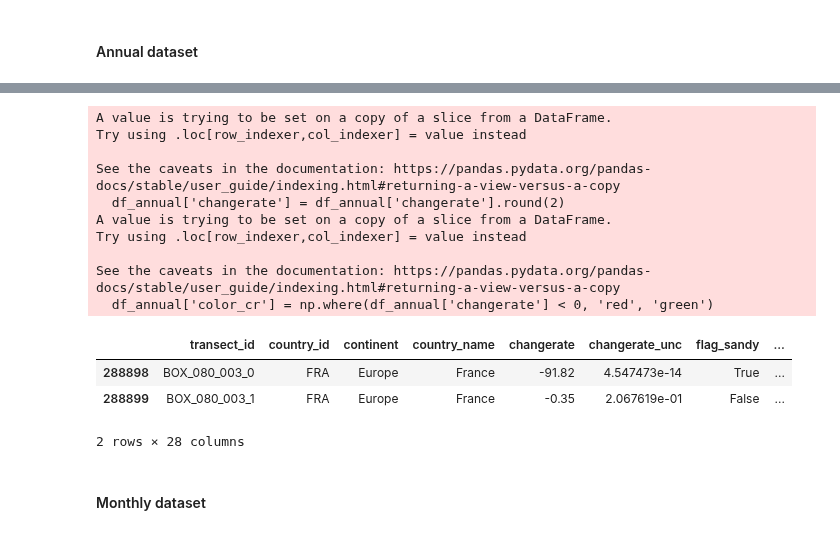
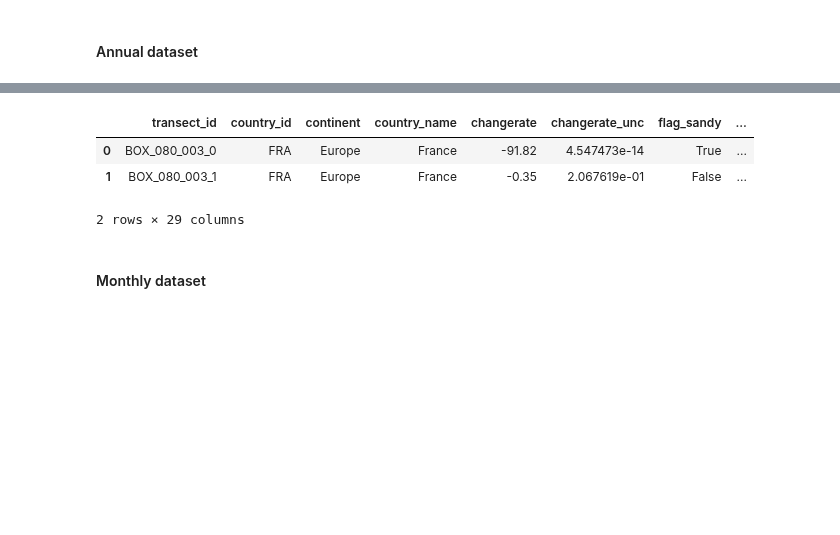
Before and after one commit to openearth/global-coastal-atlas, a Jupyter notebook: notebooks/01. SM_timeseries.ipynb, the cells around one changed output, grey strips where cells are left out. Saved outputs shown, nothing was run; the diff lists cells and outputs as text; code cells hidden in the pictures; blank space fills up the shorter version.

```diff
--- a/notebooks/01. SM_timeseries.ipynb
+++ b/notebooks/01. SM_timeseries.ipynb
@@ -31,25 +36,23 @@ df_annual.head(2)
 # %%
 df_annual['changerate'] = df_annual['changerate'].round(2)
 df_annual['color_cr'] = np.where(df_annual['changerate'] < 0, 'red', 'green')
 df_annual = df_annual.rename(columns= {'dt': 'dt_annual', 'dist': 'dist_annual'})
 df_annual = df_annual.loc[:, ~df_annual.columns.str.contains('^Unnamed')]
 
+def combine_outliers(outl1, outl2):
+    outl1, outl2 = json.loads(outl1), json.loads(outl2)
+    outl2 = [int(float(m) + sum(1 for i, n in enumerate(outl1) if int(m) >= (n - i))) for m in outl2]
+    outl = outl1 + outl2
+    return outl
+
+df_annual['outliers_annual'] = df_annual.apply(lambda x: combine_outliers(outl1 = x.outliers_1, outl2= x.outliers_2), axis = 1)
+
 df_annual.head(2)
 # %% [output]
+|  | transect_id | country_id | continent | country_name | changerate | changerate_unc | flag_sandy | ... |
+| 0 | BOX_080_003_0 | FRA | Europe | France | -91.82 | 4.547473e-14 | True | ... |
+| 1 | BOX_080_003_1 | FRA | Europe | France | -0.35 | 2.067619e-01 | False | ... |
-A value is trying to be set on a copy of a slice from a DataFrame.
-Try using .loc[row_indexer,col_indexer] = value instead
-
-See the caveats in the documentation: https://pandas.pydata.org/pandas-docs/stable/user_guide/indexing.html#returning-a-view-versus-a-copy
-  df_annual['changerate'] = df_annual['changerate'].round(2)
-A value is trying to be set on a copy of a slice from a DataFrame.
-Try using .loc[row_indexer,col_indexer] = value instead
-
-See the caveats in the documentation: https://pandas.pydata.org/pandas-docs/stable/user_guide/indexing.html#returning-a-view-versus-a-copy
-  df_annual['color_cr'] = np.where(df_annual['changerate'] < 0, 'red', 'green')
+2 rows × 29 columns
-|  | transect_id | country_id | continent | country_name | changerate | changerate_unc | flag_sandy | ... |
-| 288898 | BOX_080_003_0 | FRA | Europe | France | -91.82 | 4.547473e-14 | True | ... |
-| 288899 | BOX_080_003_1 | FRA | Europe | France | -0.35 | 2.067619e-01 | False | ... |
-2 rows × 28 columns
 # %%
 df_annual.to_csv('00. data/westeurope_annual.csv')
 # %%
```
Also changed, not shown: parts of 9 cells of this notebook, 5 other files.
